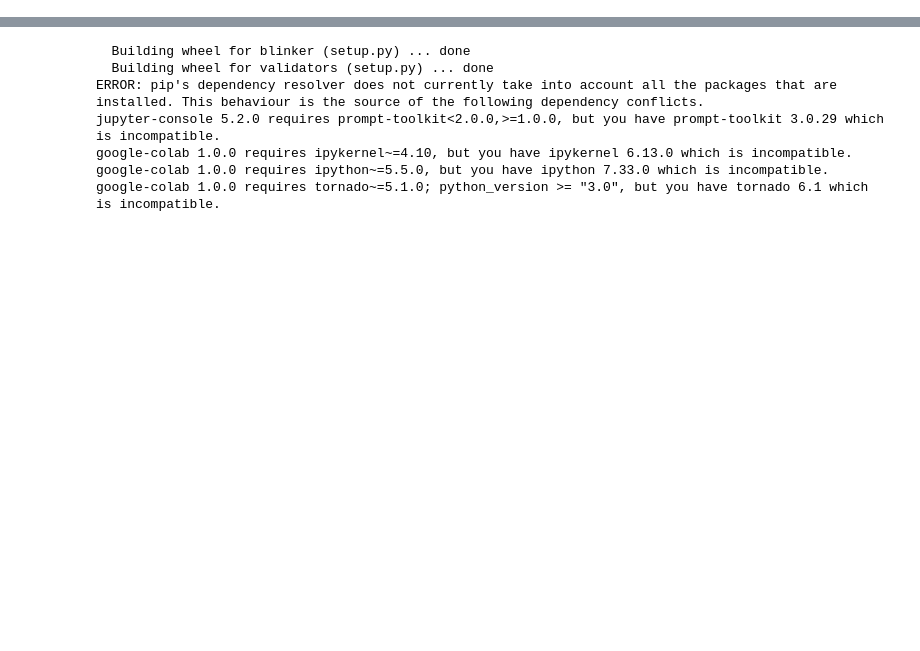
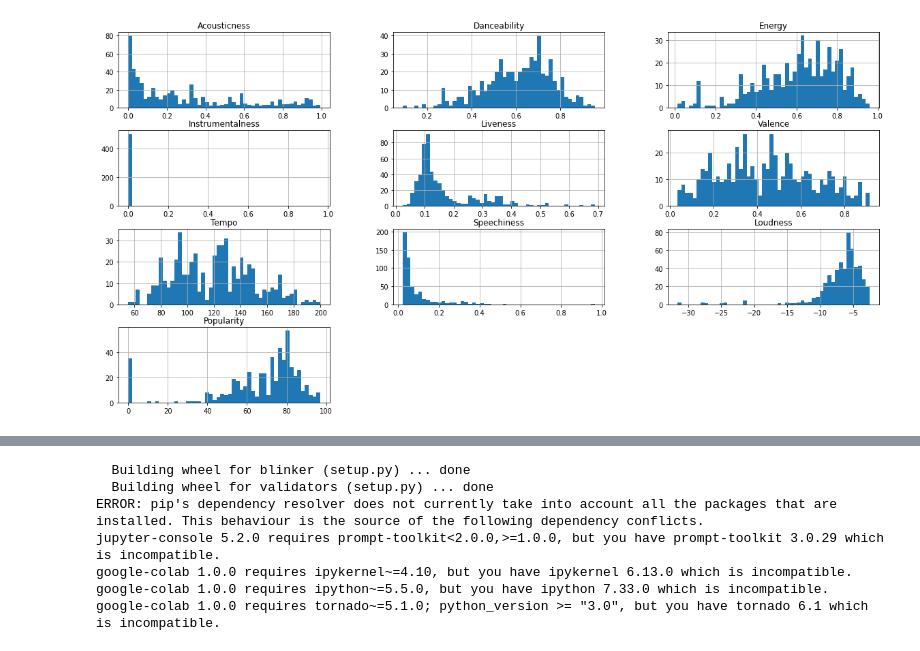
Before and after one commit to hannahcyrus/musicRecommedation_AI_ML, a Jupyter notebook: music_recom.ipynb, the cells around one changed output, grey strips where cells are left out. Cells and saved outputs as stored; diff of their text form; code cells hidden in the pictures; blank space fills up the shorter version.

```diff
--- a/music_recom.ipynb
+++ b/music_recom.ipynb
@@ -57,3 +91,10 @@ plt.show()
+# %%
+
+
+songs1[['Acousticness', 'Danceability', 'Energy','Instrumentalness', 'Liveness','Valence', 'Tempo','Speechiness', 'Loudness','Popularity']].hist(bins=50,figsize=(20,10))
+plt.show()
+# %% [output]
+[figure, added]
 # %%
 plt.figure(figsize=(10,6))
 
```
Also changed, not shown: parts of 19 cells of this notebook.
